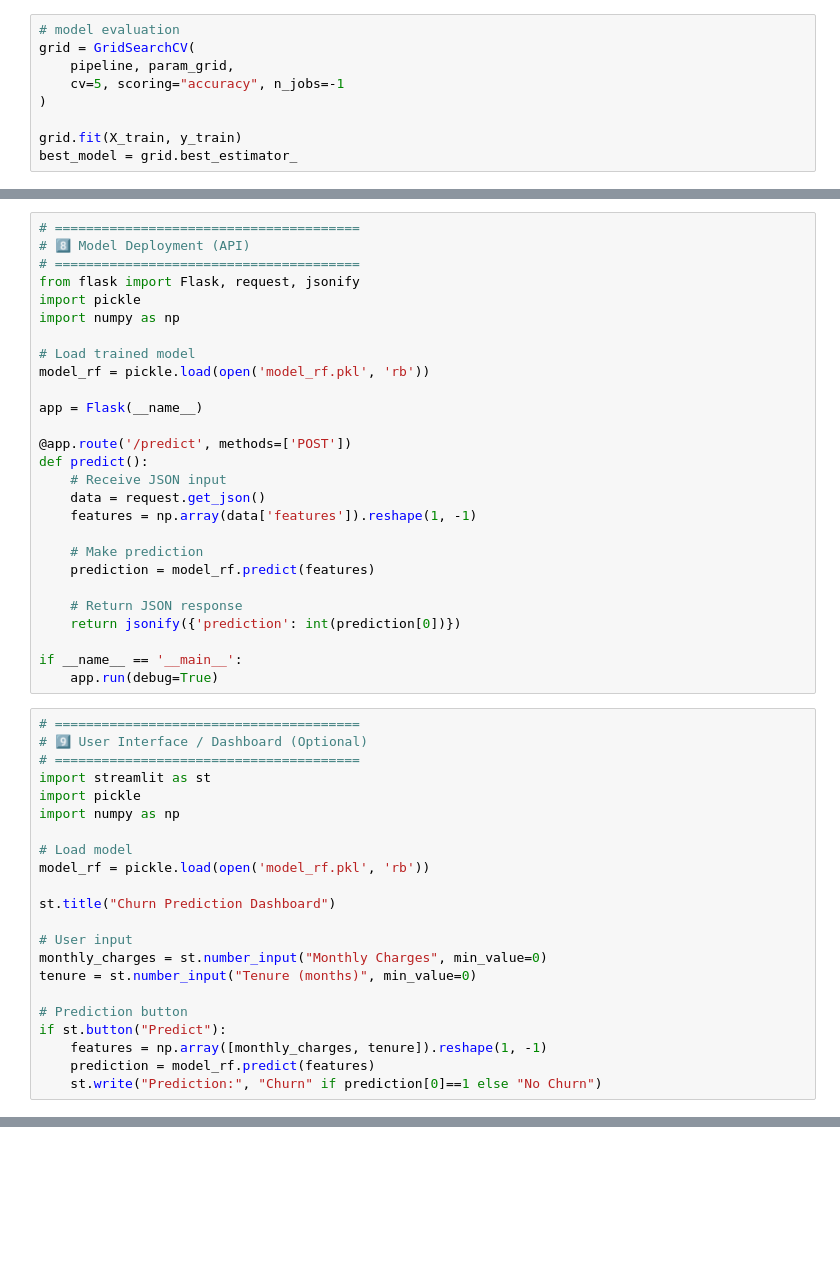
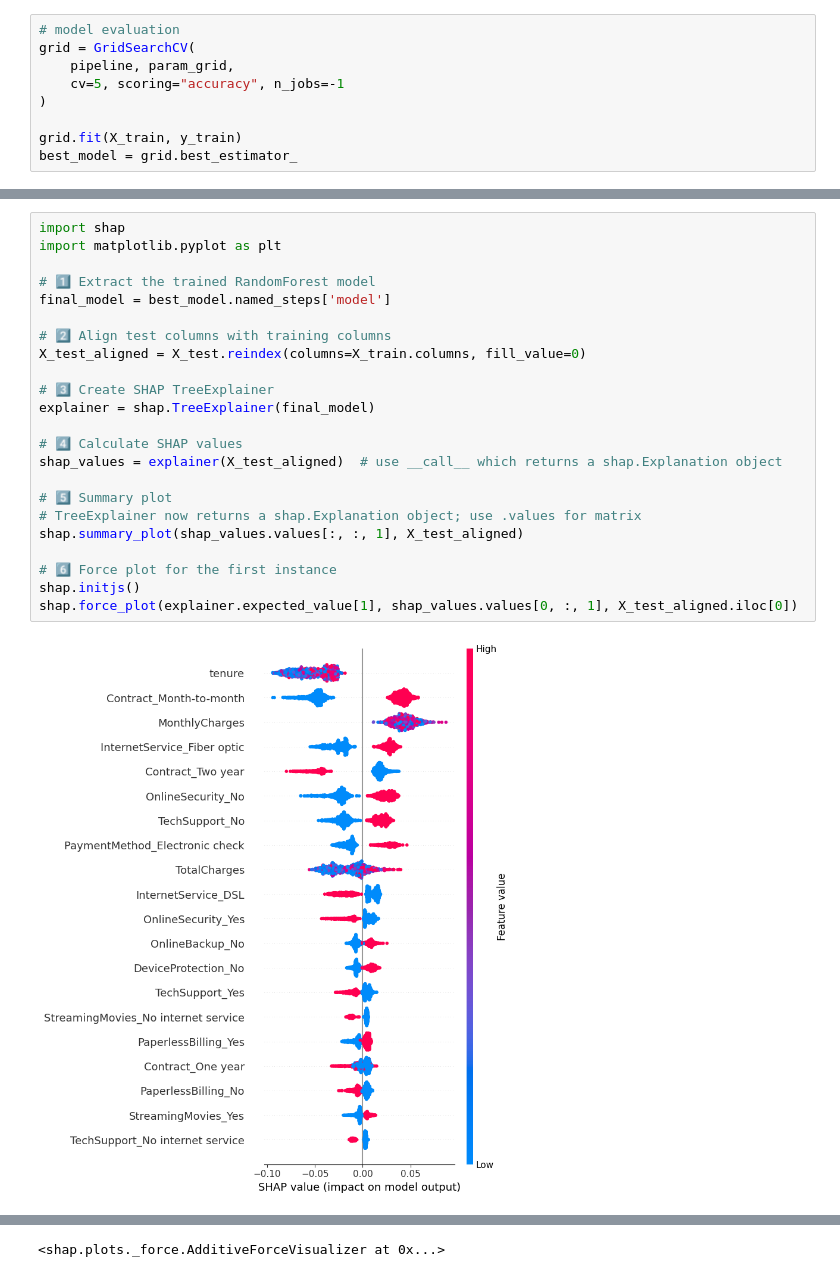
Before and after one commit to younes-li554/customer-churn-prediction, a Jupyter notebook: customer_churn.py.ipynb, the cells around one changed output, grey strips where cells are left out. Cells and saved outputs as stored; diff of their text form; blank space fills up the shorter version.

```diff
--- a/customer_churn.py.ipynb
+++ b/customer_churn.py.ipynb
@@ -610,49 +512,25 @@ shap.summary_plot(shap_values, X_train, plot_type="bar")
-# %%
-# =======================================
-# 8️⃣ Model Deployment (API)
-# =======================================
-from flask import Flask, request, jsonify
-import pickle
-import numpy as np
-
-# Load trained model
-model_rf = pickle.load(open('model_rf.pkl', 'rb'))
-
-app = Flask(__name__)
-
-@app.route('/predict', methods=['POST'])
-def predict():
-    # Receive JSON input
-    data = request.get_json()
-    features = np.array(data['features']).reshape(1, -1)
-
-    # Make prediction
-    prediction = model_rf.predict(features)
-
-    # Return JSON response
-    return jsonify({'prediction': int(prediction[0])})
-
-if __name__ == '__main__':
-    app.run(debug=True)
-# %%
-# =======================================
-# 9️⃣ User Interface / Dashboard (Optional)
-# =======================================
-import streamlit as st
-import pickle
-import numpy as np
-
-# Load model
-model_rf = pickle.load(open('model_rf.pkl', 'rb'))
-
-st.title("Churn Prediction Dashboard")
-
-# User input
-monthly_charges = st.number_input("Monthly Charges", min_value=0)
-tenure = st.number_input("Tenure (months)", min_value=0)
-
-# Prediction button
-if st.button("Predict"):
-    features = np.array([monthly_charges, tenure]).reshape(1, -1)
-    prediction = model_rf.predict(features)
-    st.write("Prediction:", "Churn" if prediction[0]==1 else "No Churn")
+# %%
+import shap
+import matplotlib.pyplot as plt
+
+# 1️⃣ Extract the trained RandomForest model
+final_model = best_model.named_steps['model']
+
+# 2️⃣ Align test columns with training columns
+X_test_aligned = X_test.reindex(columns=X_train.columns, fill_value=0)
+
+# 3️⃣ Create SHAP TreeExplainer
+explainer = shap.TreeExplainer(final_model)
+
+# 4️⃣ Calculate SHAP values
+shap_values = explainer(X_test_aligned)  # use __call__ which returns a shap.Explanation object
+
+# 5️⃣ Summary plot
+# TreeExplainer now returns a shap.Explanation object; use .values for matrix
+shap.summary_plot(shap_values.values[:, :, 1], X_test_aligned)
+
+# 6️⃣ Force plot for the first instance
+shap.initjs()
+shap.force_plot(explainer.expected_value[1], shap_values.values[0, :, 1], X_test_aligned.iloc[0])
+# %% [output]
+[figure, added]
@@ -658,0 +538 @@ if st.button("Predict"):
+<shap.plots._force.AdditiveForceVisualizer at 0x...>
```
Also changed, not shown: parts of 13 cells of this notebook, 2 other files.
